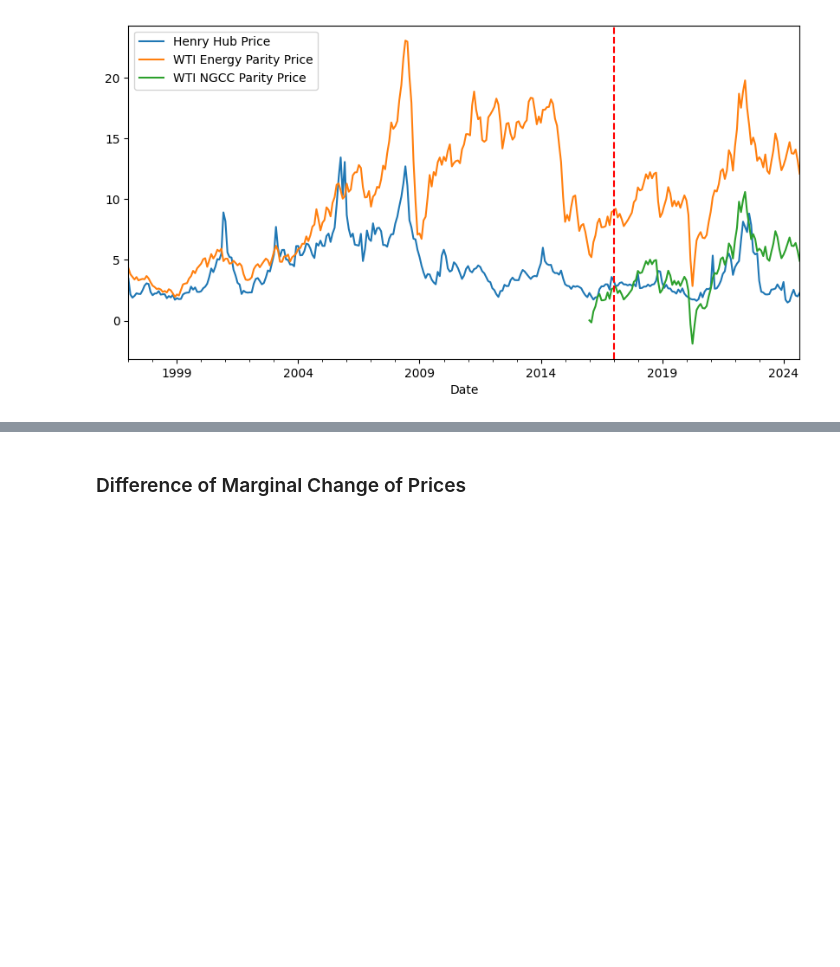
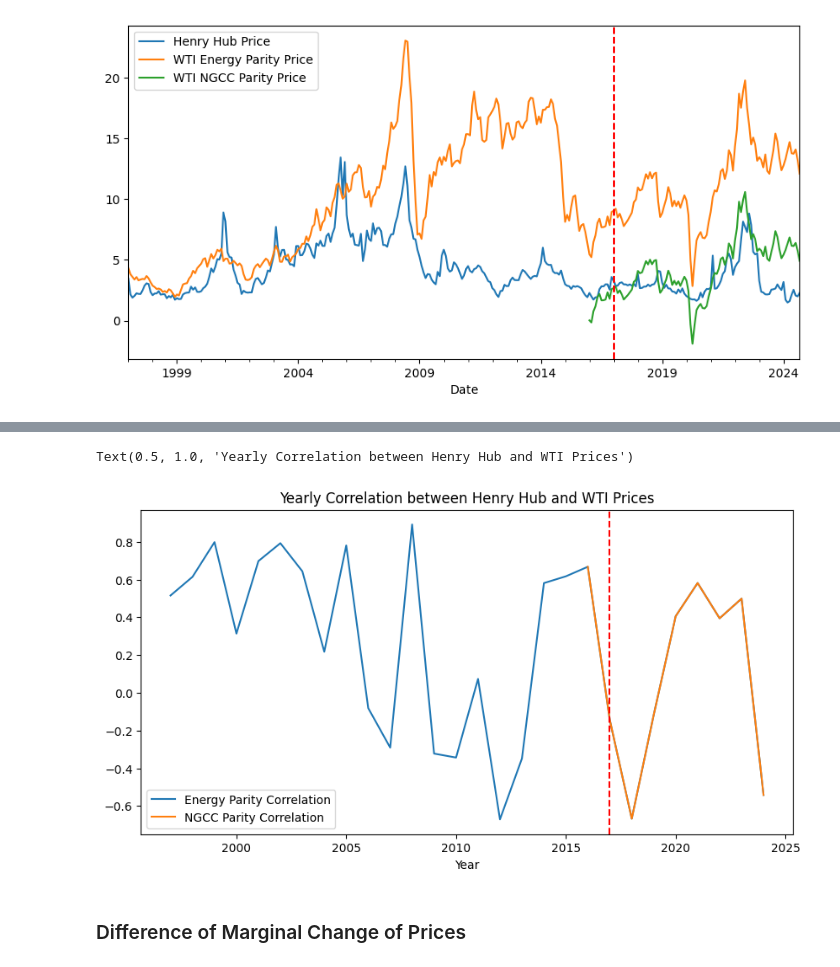
Before and after one commit to kevivuu/ECON323-project, a Jupyter notebook: Final Project.ipynb, the cells around one changed output, grey strips where cells are left out. Saved outputs shown, nothing was run; the diff lists cells and outputs as text; code cells hidden in the pictures; blank space fills up the shorter version.

```diff
--- a/Final Project.ipynb
+++ b/Final Project.ipynb
@@ -149,3 +161,12 @@ prices.plot('Date',
+# %%
+yearly_cov.plot('Year',
+            ['Energy Parity Correlation', 'NGCC Parity Correlation'],
+             figsize = (10,5))
+plt.axvline(x= 2017, color='red', linestyle = '--')
+plt.title('Yearly Correlation between Henry Hub and WTI Prices')
+# %% [output]
+Text(0.5, 1.0, 'Yearly Correlation between Henry Hub and WTI Prices')
+[figure, added]
 # %% [markdown]
 ### Difference of Marginal Change of Prices
 # %%
```
Also changed, not shown: parts of 5 cells of this notebook.
